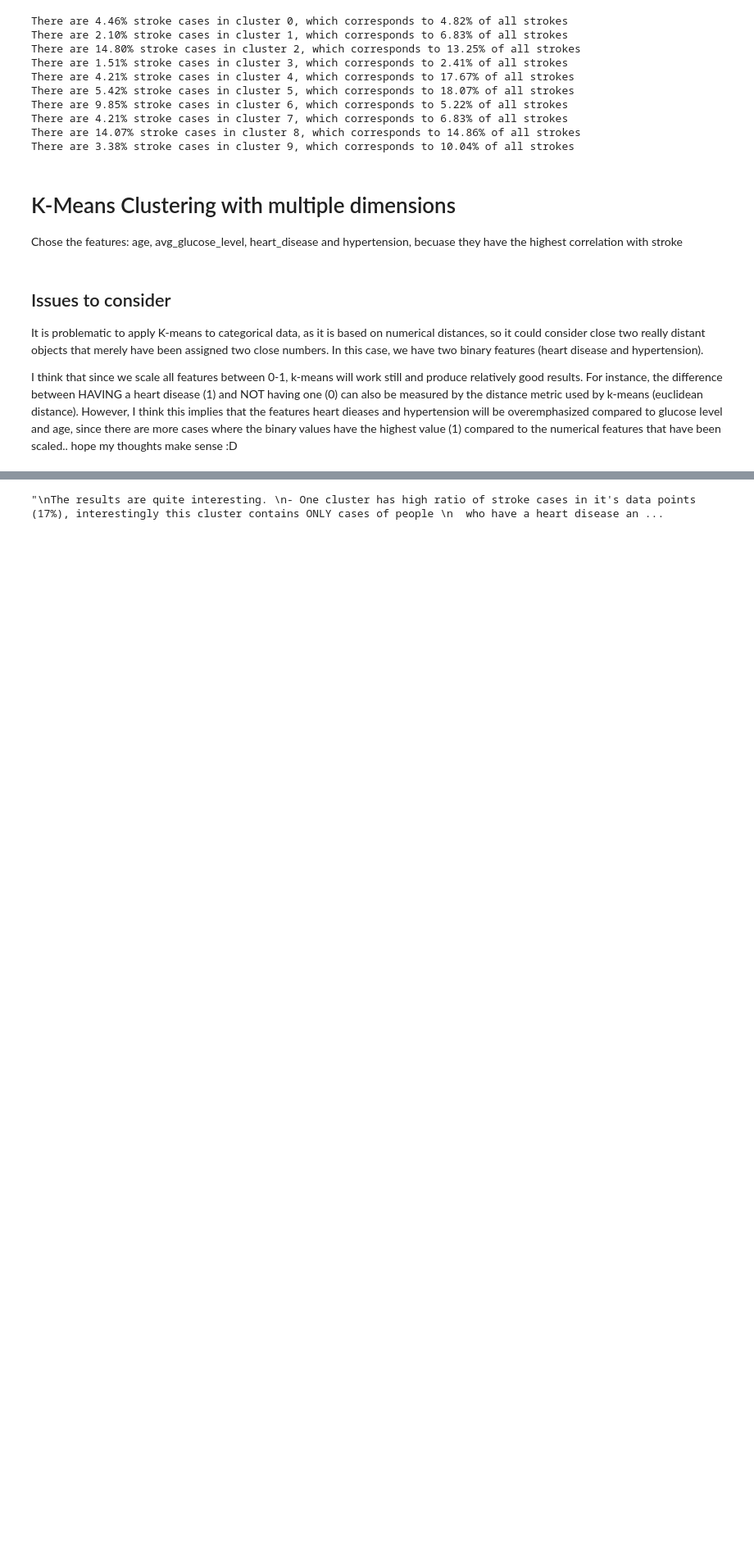
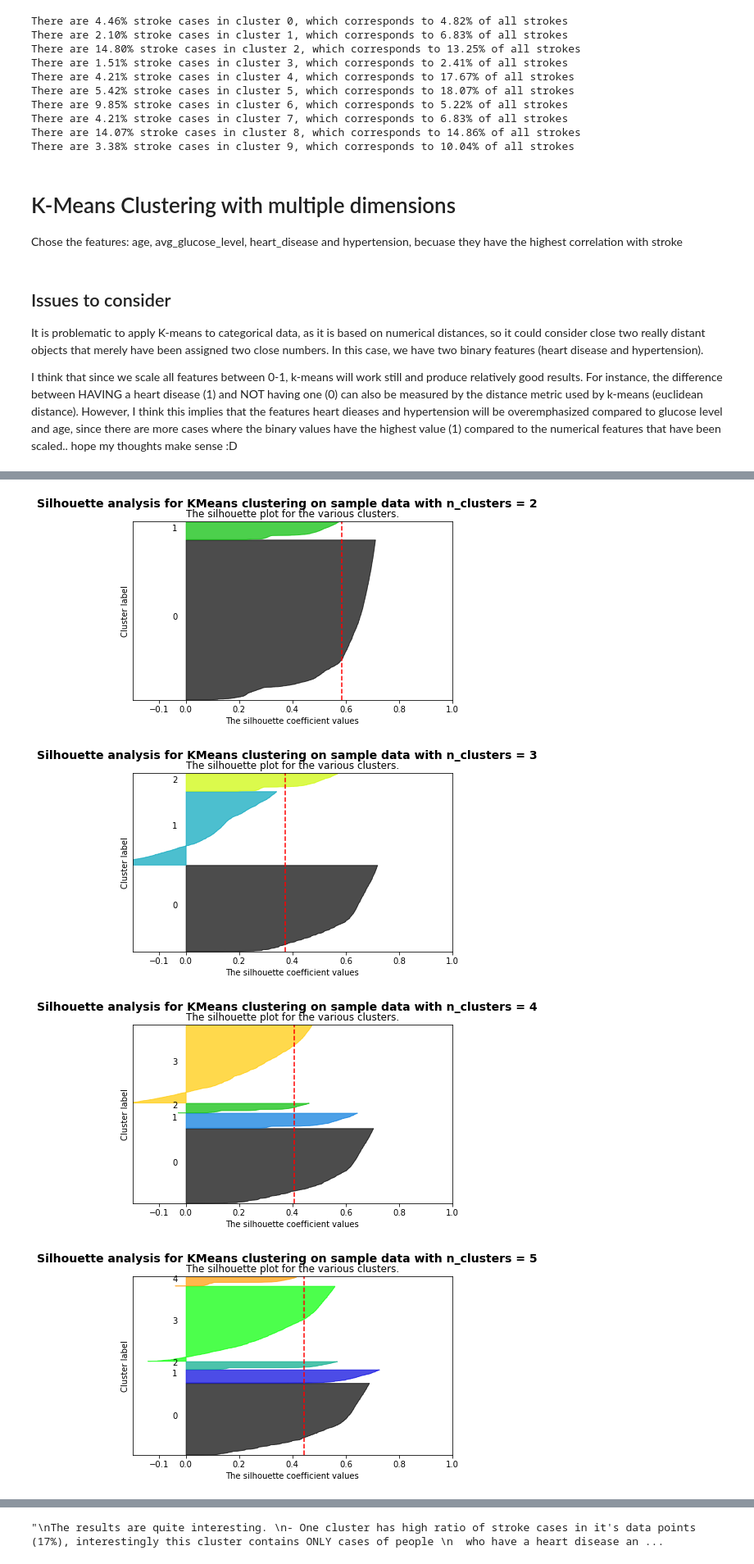
Before and after one commit to lrnz-asnprs/stroke-prediction-project, a Jupyter notebook: notebooks/hand-in notebooks/Cluster_section_hand-in.ipynb, the cells around one changed output, grey strips where cells are left out. Shown at 82% size. Cells and saved outputs as stored; diff of their text form; code cells hidden in the pictures; blank space fills up the shorter version.

```diff
--- a/notebooks/hand-in notebooks/Cluster_section_hand-in.ipynb
+++ b/notebooks/hand-in notebooks/Cluster_section_hand-in.ipynb
@@ -325,0 +334,68 @@ data
+# %%
+#https://scikit-learn.org/stable/auto_examples/cluster/plot_kmeans_silhouette_analysis.html
+
+X = data
+
+range_n_clusters = [2, 3, 4, 5, 6, 7, 8]
+
+for n_clusters in range_n_clusters:
+    fig, ax = plt.subplots()
+    fig.set_size_inches(7, 4)
+    ax.set_xlim([-0.2, 1])
+    ax.set_ylim([0, len(X) + (n_clusters + 1) * 10])
+
+    clusterer = KMeans(n_clusters=n_clusters, random_state=10)
+    cluster_labels = clusterer.fit_predict(X)
+
+    silhouette_avg = silhouette_score(X, cluster_labels)
+    sample_silhouette_values = silhouette_samples(X, cluster_labels)
+
+    y_lower = 10
+    for i in range(n_clusters):
+
+        ith_cluster_silhouette_values = sample_silhouette_values[cluster_labels == i]
+        ith_cluster_silhouette_values.sort()
+
+        size_cluster_i = ith_cluster_silhouette_values.shape[0]
+        y_upper = y_lower + size_cluster_i
+
+        color = cm.nipy_spectral(float(i) / n_clusters)
+        ax.fill_betweenx(
+            np.arange(y_lower, y_upper),
+            0,
+            ith_cluster_silhouette_values,
+            facecolor=color,
+            edgecolor=color,
+            alpha=0.7,
+        )
+
+        # Label the silhouette plots with their cluster numbers at the middle
+        ax.text(-0.05, y_lower + 0.5 * size_cluster_i, str(i))
+
+        # Compute the new y_lower for next plot
+        y_lower = y_upper + 10  # 10 for the 0 samples
+
+    ax.set_title("The silhouette plot for the various clusters.")
+    ax.set_xlabel("The silhouette coefficient values")
+    ax.set_ylabel("Cluster label")
+
+    # The vertical line for average silhouette score of all the values
+    ax.axvline(x=silhouette_avg, color="red", linestyle="--")
+
+    ax.set_yticks([])  # Clear the yaxis labels / ticks
+    ax.set_xticks([-0.1, 0, 0.2, 0.4, 0.6, 0.8, 1])
+
+    plt.suptitle(
+        "Silhouette analysis for KMeans clustering on sample data with n_clusters = %d"
+        % n_clusters,
+        fontsize=14,
+        fontweight="bold",
+    )
+
+
+plt.show()
+# %% [output]
+[figure, added]
+[figure, added]
+[figure, added]
+[figure, added]
```
Also changed, not shown: parts of 10 cells of this notebook.
